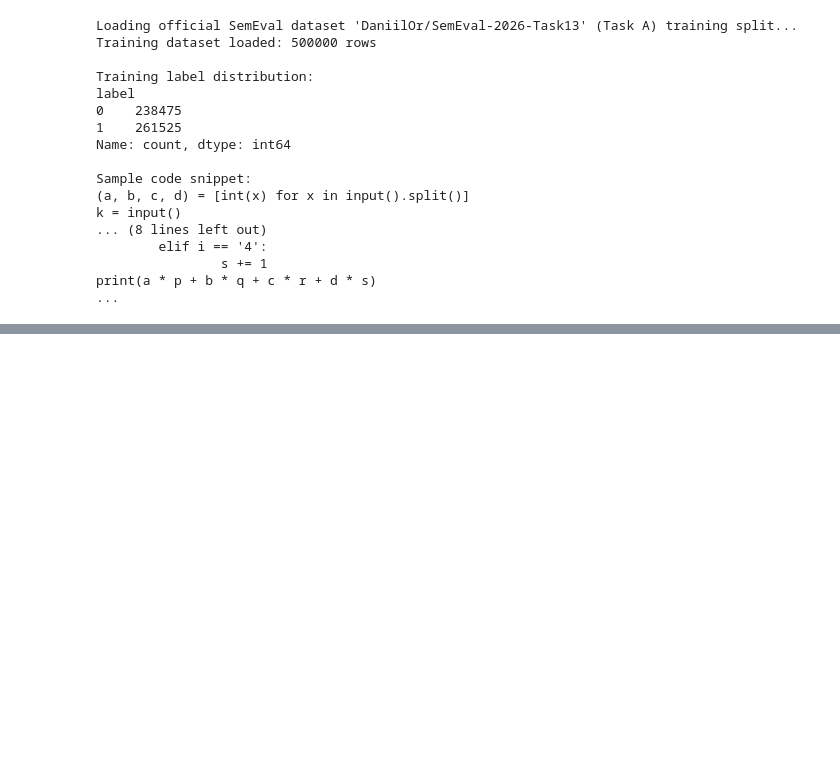
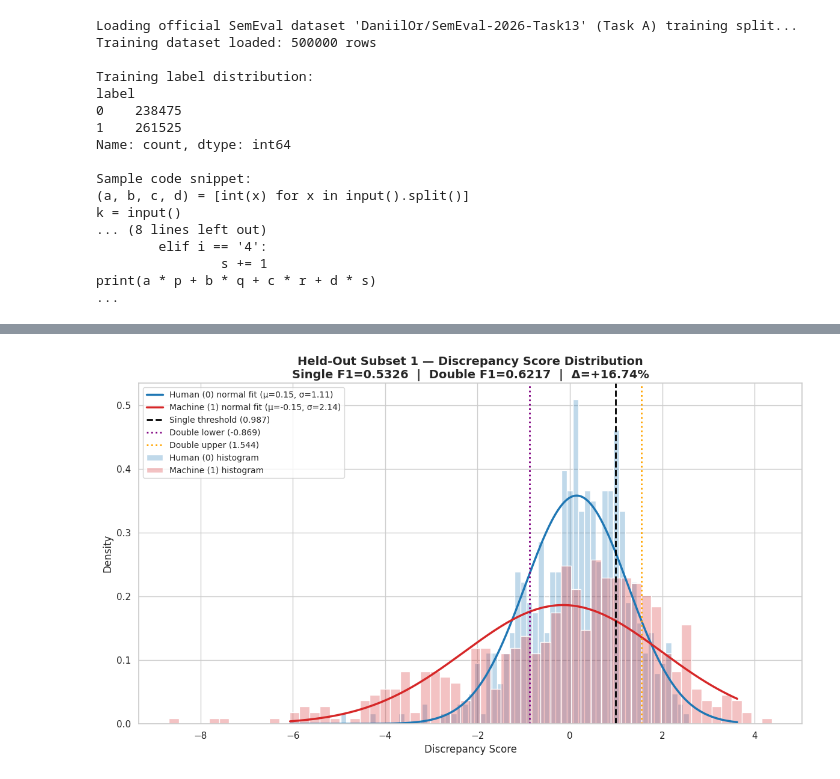
Before and after one commit to papo1011/semeval2026, a Jupyter notebook: task_A/fast_detect_gpt_trainset_threshold.ipynb, the cells around one changed output, grey strips where cells are left out. Cells and saved outputs as stored; diff of their text form; code cells hidden in the pictures; blank space fills up the shorter version.

```diff
--- a/task_A/fast_detect_gpt_trainset_threshold.ipynb
+++ b/task_A/fast_detect_gpt_trainset_threshold.ipynb
@@ -411,0 +586,57 @@ plt.show()
+# %%
+# --- Choose which held-out to plot (0-indexed) ---
+PLOT_HOLDOUT_INDEX = 0
+
+hdf = holdout_scored_dfs[PLOT_HOLDOUT_INDEX]
+r = holdout_results[PLOT_HOLDOUT_INDEX]
+
+fig, ax = plt.subplots(figsize=(12, 7))
+
+colors = {0: '#1f77b4', 1: '#d62728'}
+names = {0: 'Human (0)', 1: 'Machine (1)'}
+all_scores = hdf['discrepancy_score'].dropna().values
+x_min, x_max = np.percentile(all_scores, [0.5, 99.5])
+x_grid = np.linspace(x_min, x_max, 500)
+
+for label in [0, 1]:
+    scores = hdf[hdf['label'] == label]['discrepancy_score'].dropna().values
+    mean = np.mean(scores)
+    std = np.std(scores, ddof=1)
+    sns.histplot(
+        scores,
+        color=colors[label],
+        label=f'{names[label]} histogram',
+        stat='density',
+        bins=60,
+        alpha=0.28,
+        ax=ax,
+    )
+    ax.plot(
+        x_grid,
+        normal_pdf(x_grid, mean, std),
+        color=colors[label],
+        linewidth=2.5,
+        label=f'{names[label]} normal fit (μ={mean:.2f}, σ={std:.2f})',
+    )
+
+ax.axvline(best_single_threshold, color='black', linestyle='--', linewidth=2,
+           label=f'Single threshold ({best_single_threshold:.3f})')
+ax.axvline(best_double_lower, color='purple', linestyle=':', linewidth=2,
+           label=f'Double lower ({best_double_lower:.3f})')
+ax.axvline(best_double_upper, color='orange', linestyle=':', linewidth=2,
+           label=f'Double upper ({best_double_upper:.3f})')
+
+ax.set_title(
+    f"Held-Out Subset {r['holdout']} — Discrepancy Score Distribution\n"
+    f"Single F1={r['single_f1']:.4f}  |  Double F1={r['double_f1']:.4f}  |  "
+    f"Δ={r['pct_improvement']:+.2f}%",
+    fontsize=14, fontweight='bold',
+)
+ax.set_xlabel('Discrepancy Score', fontsize=12)
+ax.set_ylabel('Density', fontsize=12)
+ax.legend(fontsize=10)
+
+plt.tight_layout()
+plt.show()
+# %% [output]
+[figure, added]
```
Also changed, not shown: parts of 12 cells of this notebook, 2 other files.
